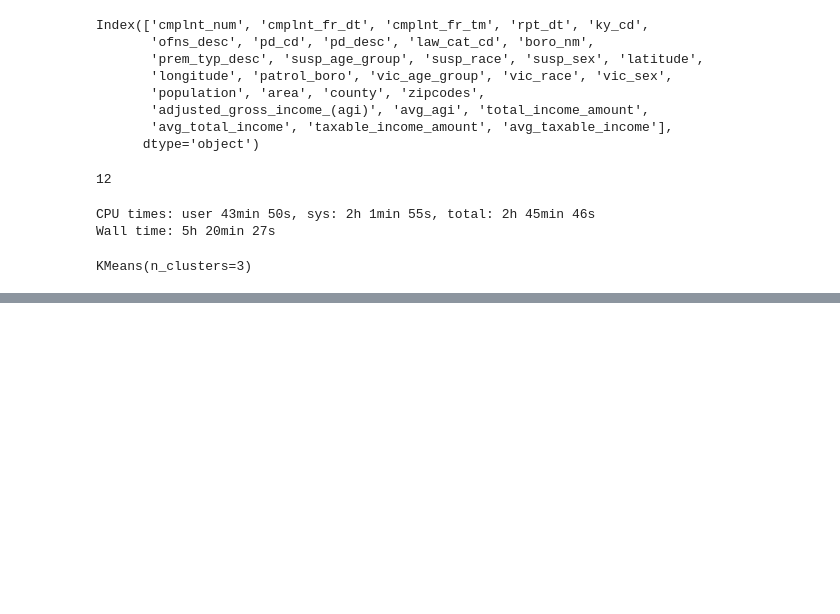
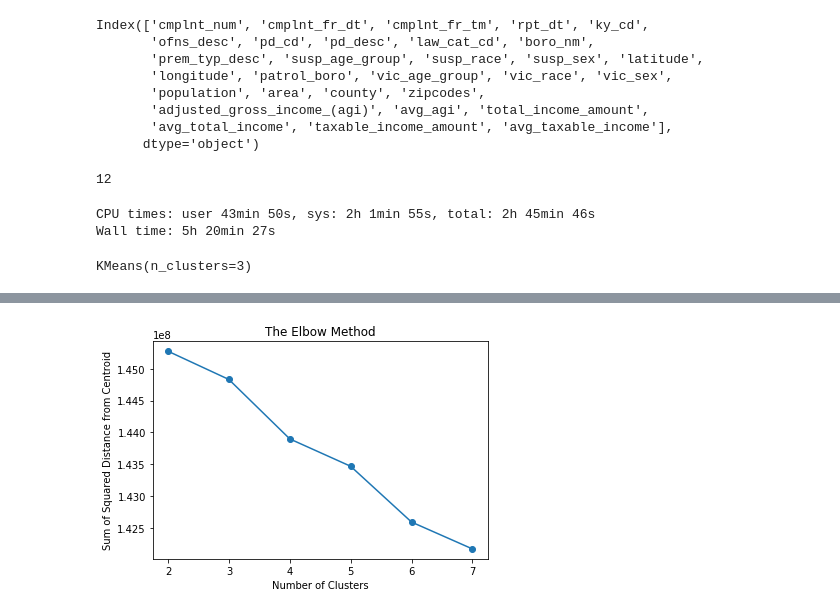
Before and after one commit to tlunderwood2014/nyc_crime_analysis, a Jupyter notebook: Crime_Analysis.ipynb, the cells around one changed output, grey strips where cells are left out. Cells and saved outputs as stored; diff of their text form; code cells hidden in the pictures; blank space fills up the shorter version.

Commit message:
Sampled Data to analyze with time remaining

```diff
--- a/Crime_Analysis.ipynb
+++ b/Crime_Analysis.ipynb
@@ -95,7 +95,7 @@ def elbow(Z, low = 2, high = 8):
         kmeans.fit(Z)
         things.append(kmeans.inertia_)
 
-    plt.plot(list(range(2, 8)), things, marker='o')
+    plt.plot(list(range(low, high)), things, marker='o')
     plt.title('The Elbow Method')
     plt.xlabel('Number of Clusters')
     plt.ylabel('Sum of Squared Distance from Centroid')
@@ -109,0 +115,11 @@ KMeans(n_clusters=3)
+# %%
+sample = df.sample(frac = .15)
+# %%
+X = sample.drop(columns = ['cmplnt_num','cmplnt_fr_dt', 'cmplnt_fr_tm', 'rpt_dt'])
+X = pd.get_dummies(X, columns = morons, drop_first = True)
+
+Z = sc.fit_transform(X)
+# %%
+%%time
+elbow(Z)
+# %% [output]
@@ -109,0 +128 @@ KMeans(n_clusters=3)
+[figure, added]
```
Also changed, not shown: parts of 10 cells of this notebook.
